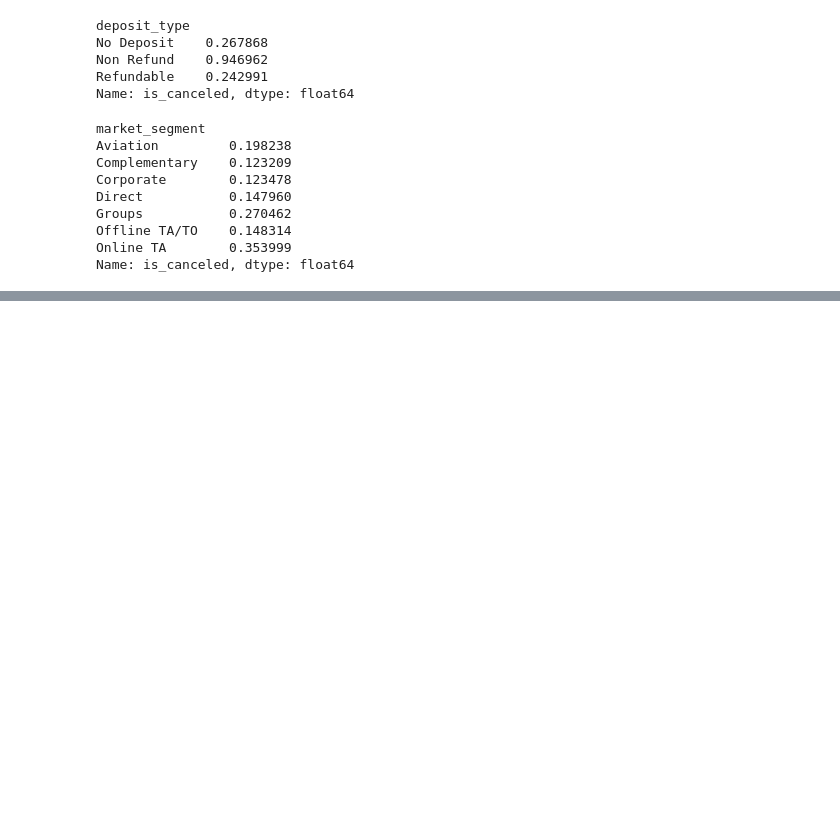
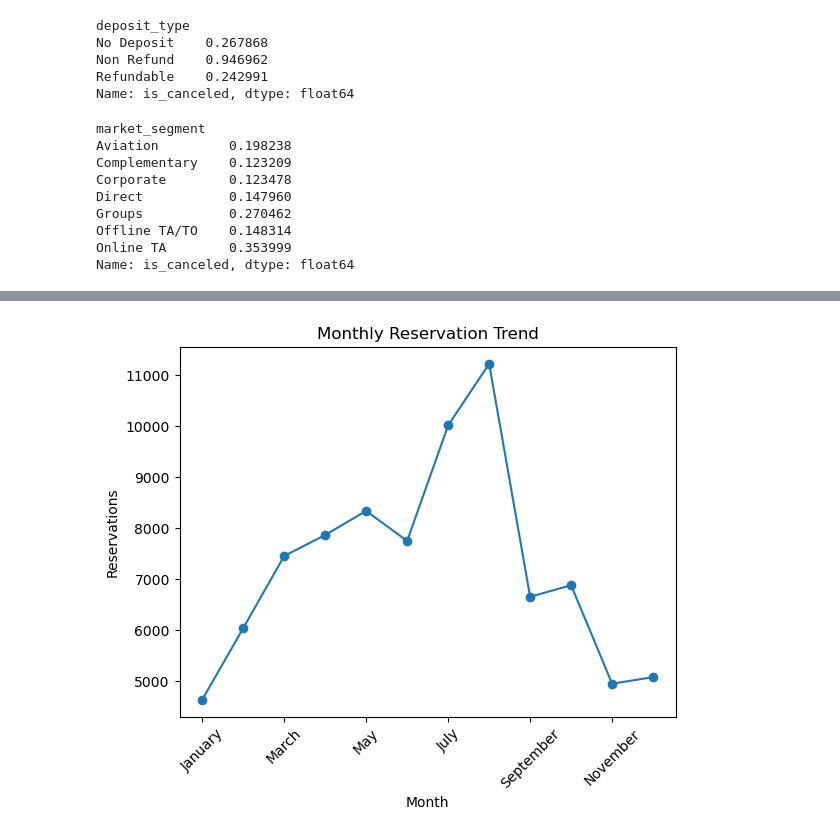
Before and after one commit to Shadman-Shakib-Nihan/Data_Analysis_Python, a Jupyter notebook: main.ipynb, the cells around one changed output, grey strips where cells are left out. Saved outputs shown, nothing was run; the diff lists cells and outputs as text; code cells hidden in the pictures; blank space fills up the shorter version.

```diff
--- a/main.ipynb
+++ b/main.ipynb
@@ -427,0 +452,17 @@ plt.show()
+# %%
+month_counts = df['arrival_date_month'].value_counts()
+
+month_counts = month_counts.reindex([
+    'January','February','March','April','May','June',
+    'July','August','September','October','November','December'
+])
+
+month_counts.plot(kind='line', marker='o')
+
+plt.title("Monthly Reservation Trend")
+plt.xlabel("Month")
+plt.ylabel("Reservations")
+plt.xticks(rotation=45)
+plt.show()
+# %% [output]
+[figure, added]
```
Also changed, not shown: parts of 11 cells of this notebook.
